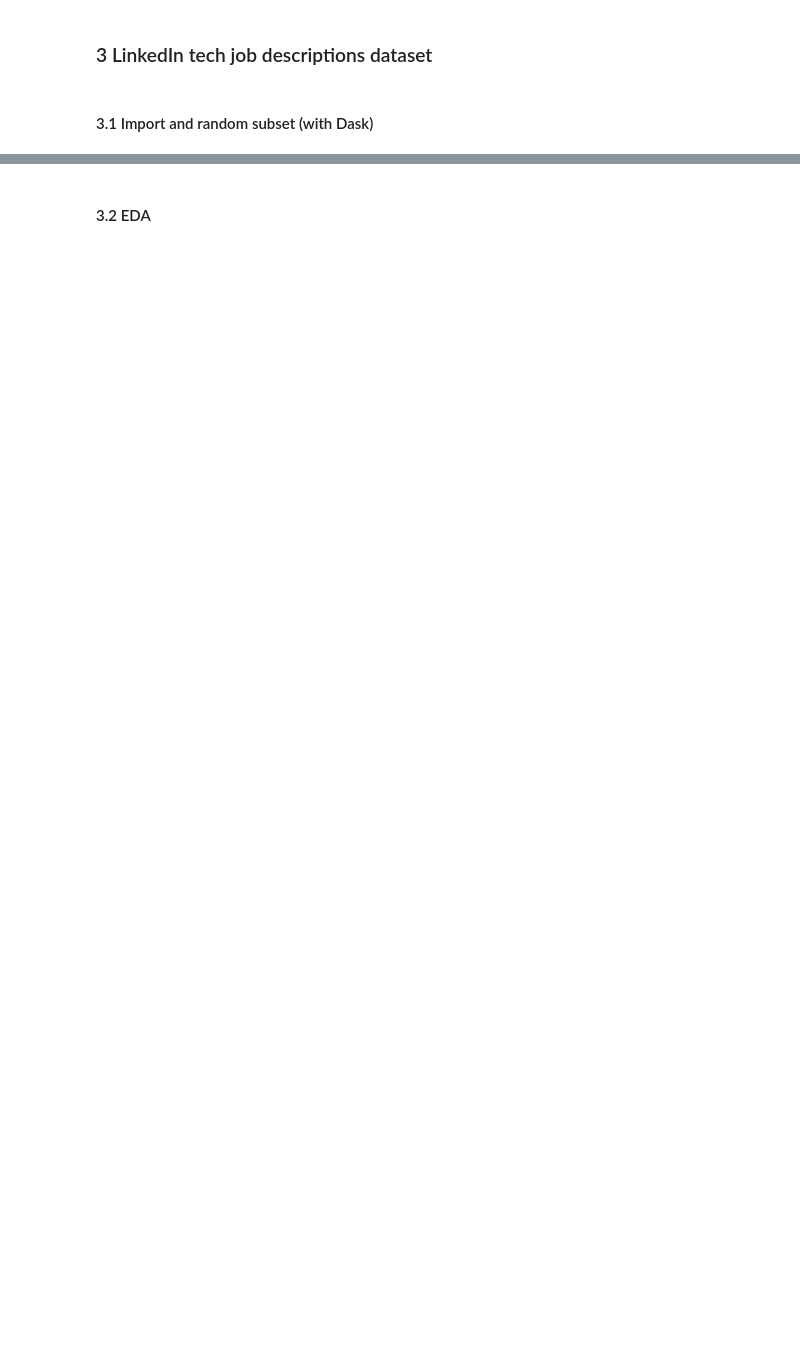
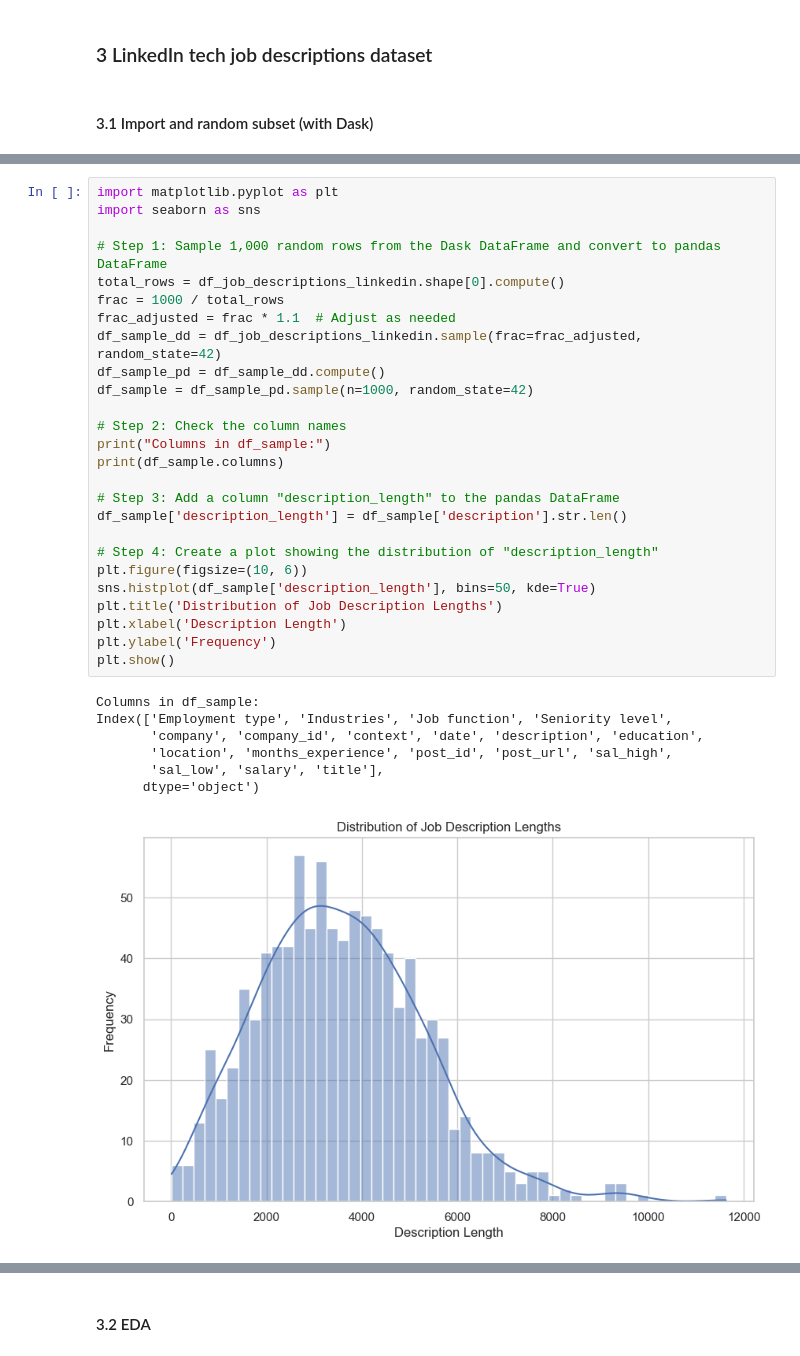
Before and after one commit to Tim60161/workproject_matching_algo, a Jupyter notebook: synthetic_data_binary.ipynb, the cells around one changed output, grey strips where cells are left out. Saved outputs shown, nothing was run; the diff lists cells and outputs as text; blank space fills up the shorter version.

```diff
--- a/synthetic_data_binary.ipynb
+++ b/synthetic_data_binary.ipynb
@@ -994,0 +1061,34 @@ df_job_descriptions_linkedin = dd.read_csv(file_path)
+# %%
+import matplotlib.pyplot as plt
+import seaborn as sns
+
+# Step 1: Sample 1,000 random rows from the Dask DataFrame and convert to pandas DataFrame
+total_rows = df_job_descriptions_linkedin.shape[0].compute()
+frac = 1000 / total_rows
+frac_adjusted = frac * 1.1  # Adjust as needed
+df_sample_dd = df_job_descriptions_linkedin.sample(frac=frac_adjusted, random_state=42)
+df_sample_pd = df_sample_dd.compute()
+df_sample = df_sample_pd.sample(n=1000, random_state=42)
+
+# Step 2: Check the column names
+print("Columns in df_sample:")
+print(df_sample.columns)
+
+# Step 3: Add a column "description_length" to the pandas DataFrame
+df_sample['description_length'] = df_sample['description'].str.len()
+
+# Step 4: Create a plot showing the distribution of "description_length"
+plt.figure(figsize=(10, 6))
+sns.histplot(df_sample['description_length'], bins=50, kde=True)
+plt.title('Distribution of Job Description Lengths')
+plt.xlabel('Description Length')
+plt.ylabel('Frequency')
+plt.show()
+# %% [output]
+Columns in df_sample:
+Index(['Employment type', 'Industries', 'Job function', 'Seniority level',
+       'company', 'company_id', 'context', 'date', 'description', 'education',
+       'location', 'months_experience', 'post_id', 'post_url', 'sal_high',
+       'sal_low', 'salary', 'title'],
+      dtype='object')
+[figure, added]
```
Also changed, not shown: parts of 20 cells of this notebook.
